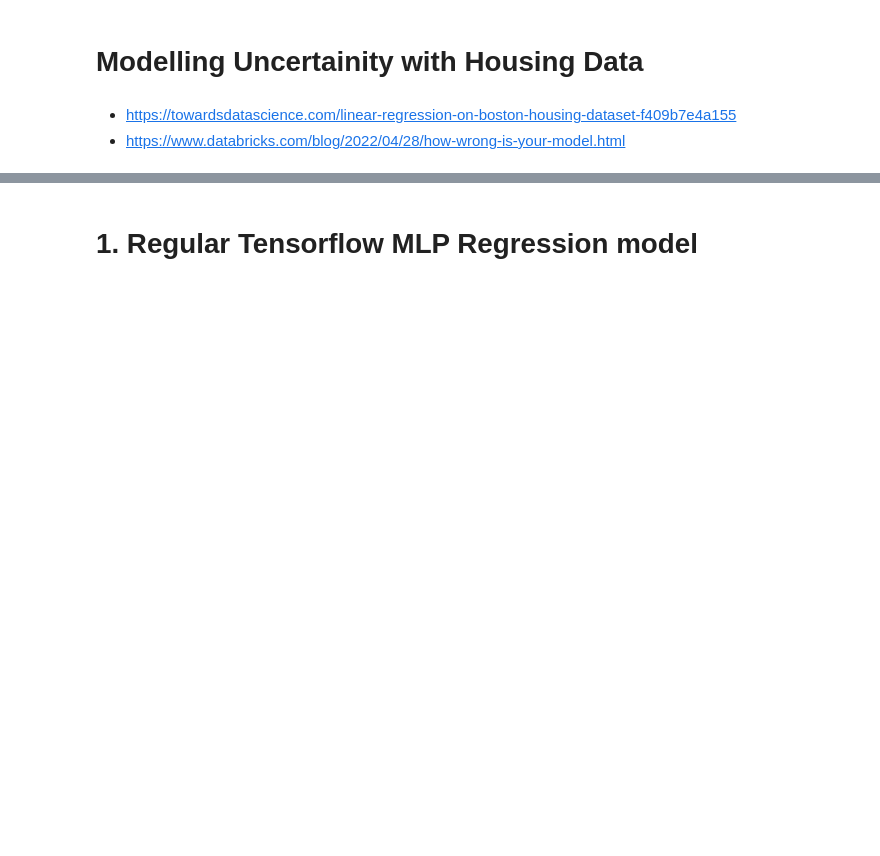
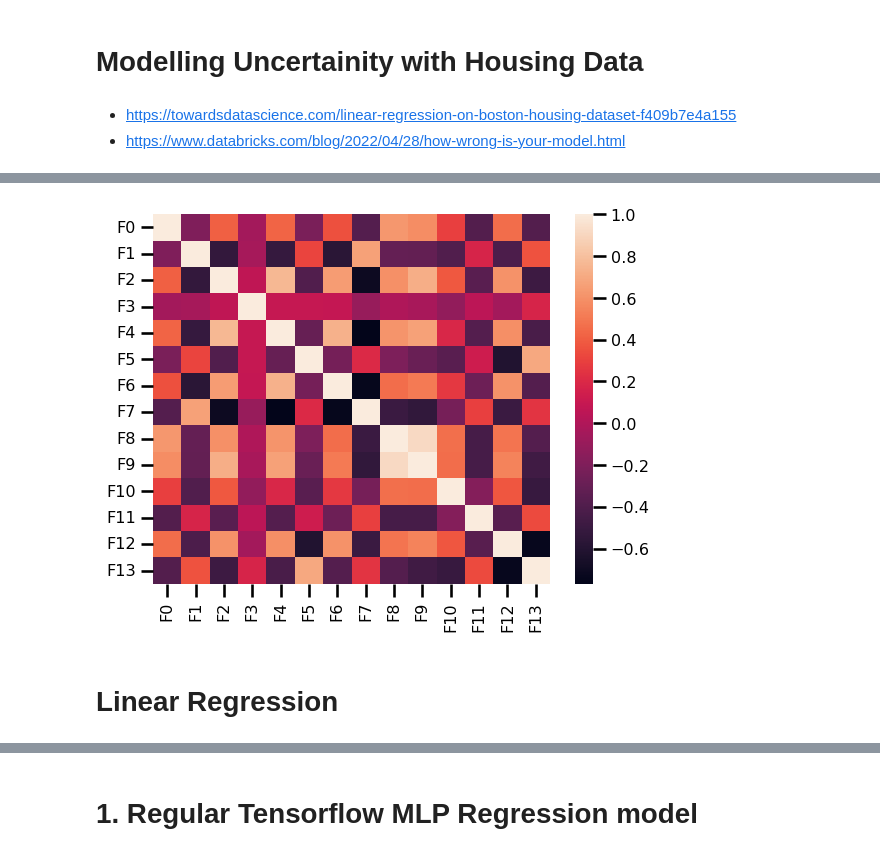
Before and after one commit to Simha-Kalimipalli/sentinel_sat_downloader, a Jupyter notebook: Estimate_prediction_process/Tensorflow_probability/Uncertainty_Tensorflow_and_Tensorflow_probability.ipynb, the cells around one changed output, grey strips where cells are left out. Cells and saved outputs as stored; diff of their text form; code cells hidden in the pictures; blank space fills up the shorter version.

```diff
--- a/Estimate_prediction_process/Tensorflow_probability/Uncertainty_Tensorflow_and_Tensorflow_probability.ipynb
+++ b/Estimate_prediction_process/Tensorflow_probability/Uncertainty_Tensorflow_and_Tensorflow_probability.ipynb
@@ -5,0 +76,7 @@
+# %%
+corrMatrix = df1.corr()
+sns.heatmap(corrMatrix)
+# %% [output]
+[figure, added]
+# %% [markdown]
+# Linear Regression
```
Also changed, not shown: parts of 29 cells of this notebook, 1 other file.
